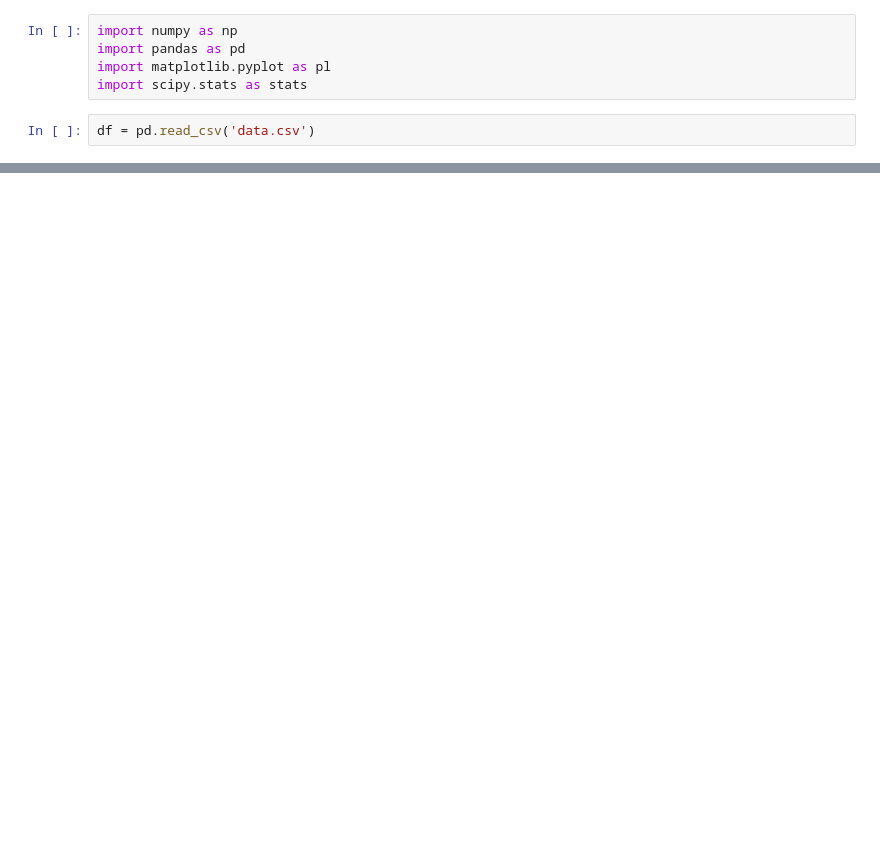
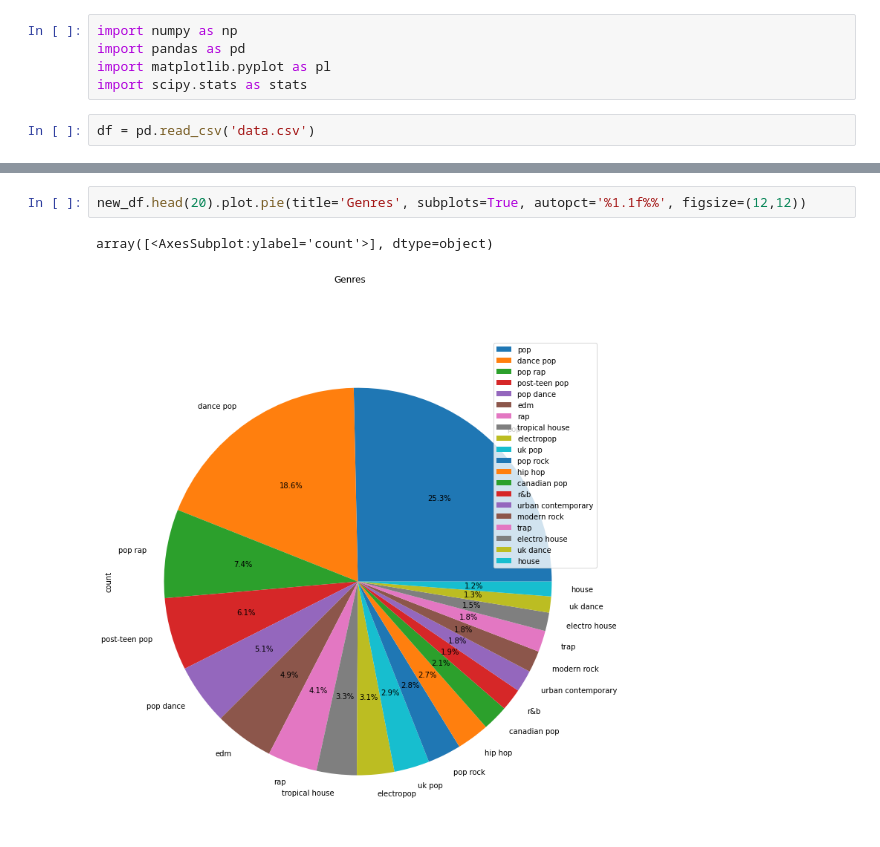
Before and after one commit to ScxttM/spotify, a Jupyter notebook: plotting.ipynb, the cells around one changed output, grey strips where cells are left out. Cells and saved outputs as stored; diff of their text form; blank space fills up the shorter version.

```diff
--- a/plotting.ipynb
+++ b/plotting.ipynb
@@ -22,0 +28,5 @@ print(diccionario)
+# %%
+new_df.head(20).plot.pie(title='Genres', subplots=True, autopct='%1.1f%%', figsize=(12,12))
+# %% [output]
+array([<AxesSubplot:ylabel='count'>], dtype=object)
+[figure, added]
```
Also changed, not shown: parts of 9 cells of this notebook.
